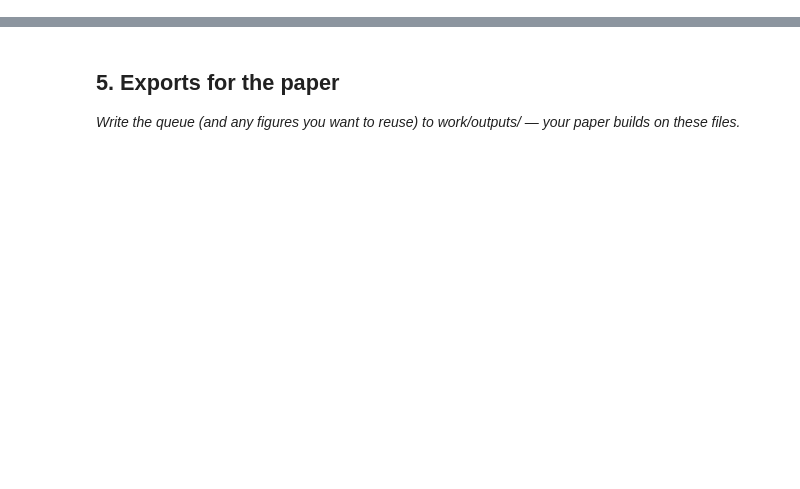
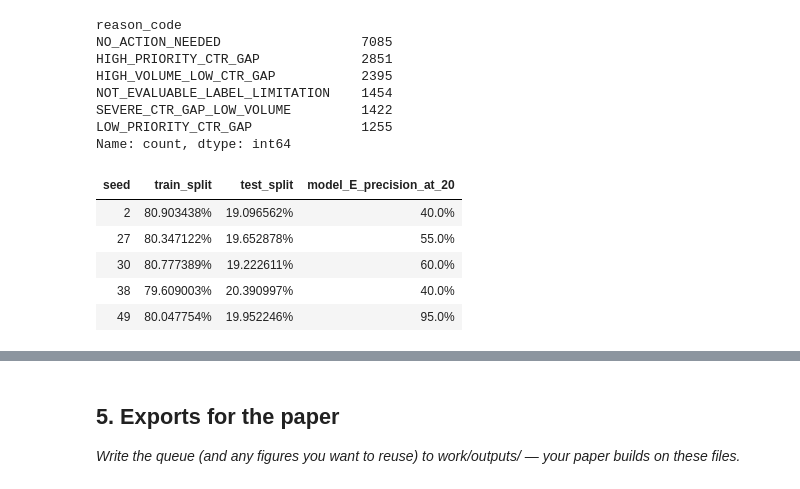
Before and after one commit to T0othIess/FlyRank-AI-ML-internship, a Jupyter notebook: work/notebooks/w07_action_playbook.ipynb, the cells around one changed output, grey strips where cells are left out. Cells and saved outputs as stored; diff of their text form; code cells hidden in the pictures; blank space fills up the shorter version.

```diff
--- a/work/notebooks/w07_action_playbook.ipynb
+++ b/work/notebooks/w07_action_playbook.ipynb
@@ -36,0 +241,38 @@ This skeleton is yours to fill. Work the sections **in order** — each one has
+# %%
+display(test_df_E["reason_code"].value_counts())
+
+seeds_data["model_E_precision_at_20"] = []
+for seed in seeds_data["seed"]:
+    gss = GroupShuffleSplit(test_size =0.2, n_splits = 1, random_state = seed)
+    train_idx, test_idx = next(gss.split(X,y, groups= groups))
+    X_E_train_per_seed = X.iloc[train_idx]
+    X_E_test_per_seed = X.iloc[test_idx]
+    y_E_train_per_seed = y.iloc[train_idx]
+    y_E_test_per_seed = y.iloc[test_idx]
+    model_E_per_seed = LogisticRegression(max_iter=1000, random_state=1)
+    model_E_per_seed.fit(X_E_train_per_seed, y_E_train_per_seed)
+    y_E_pred_proba = model_E_per_seed.predict_proba(X_E_test_per_seed)[:,1]
+
+    test_df_E_per_seed = df.loc[X_E_test_per_seed.index].copy()
+    test_df_E_per_seed["is_high_gap"] = y_E_test_per_seed.values
+    test_df_E_per_seed["predicted_high_gap"] = y_E_pred_proba
+    test_df_model_E_per_seed = test_df_E_per_seed.sort_values("predicted_high_gap", ascending=False)
+    top_20_E_per_seed = test_df_model_E_per_seed.head(20)
+    seeds_data["model_E_precision_at_20"].append(top_20_E_per_seed["is_high_gap"].sum() / 20)
+
+display(pd.DataFrame(seeds_data).style.hide(axis="index").format("{:.1%}", subset=["model_E_precision_at_20"]).set_properties(**{"text-align": "center"}))
+# %% [output]
+reason_code
+NO_ACTION_NEEDED                  7085
+HIGH_PRIORITY_CTR_GAP             2851
+HIGH_VOLUME_LOW_CTR_GAP           2395
+NOT_EVALUABLE_LABEL_LIMITATION    1454
+SEVERE_CTR_GAP_LOW_VOLUME         1422
+LOW_PRIORITY_CTR_GAP              1255
+Name: count, dtype: int64
+| seed | train_split | test_split | model_E_precision_at_20 |
+| 2 | 80.903438% | 19.096562% | 40.0% |
+| 27 | 80.347122% | 19.652878% | 55.0% |
+| 30 | 80.777389% | 19.222611% | 60.0% |
+| 38 | 79.609003% | 20.390997% | 40.0% |
+| 49 | 80.047754% | 19.952246% | 95.0% |
```
Also changed, not shown: parts of 20 cells of this notebook, 1 other file.
